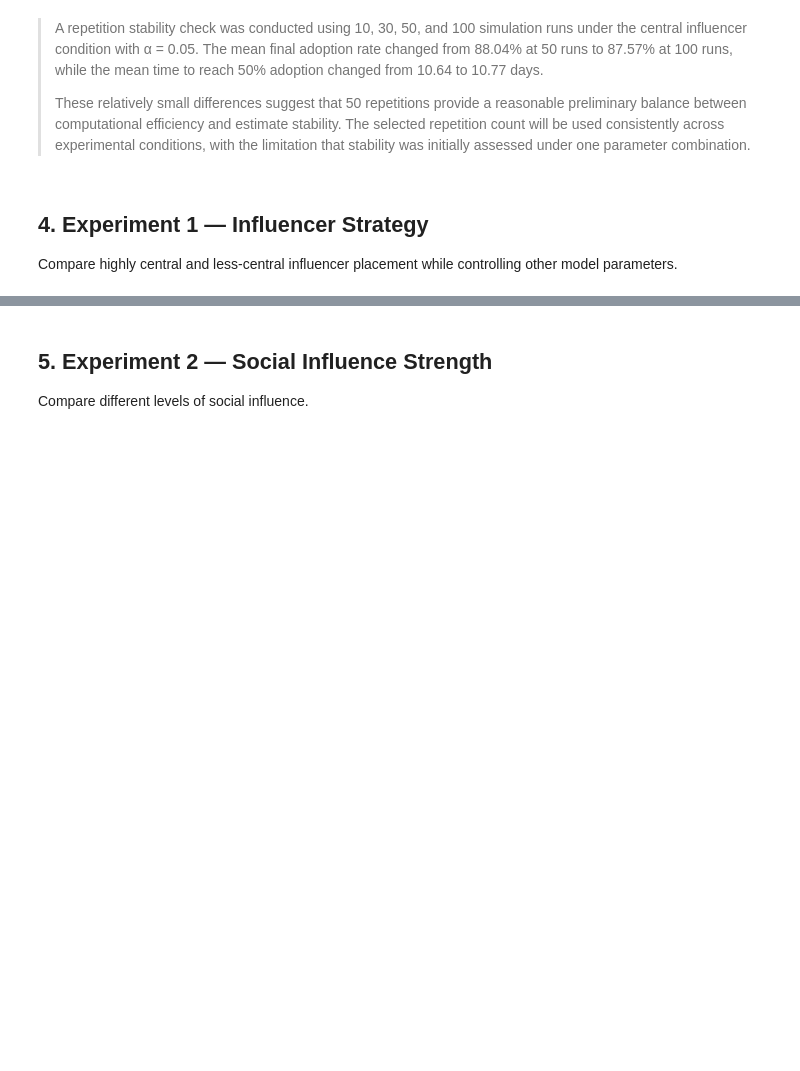
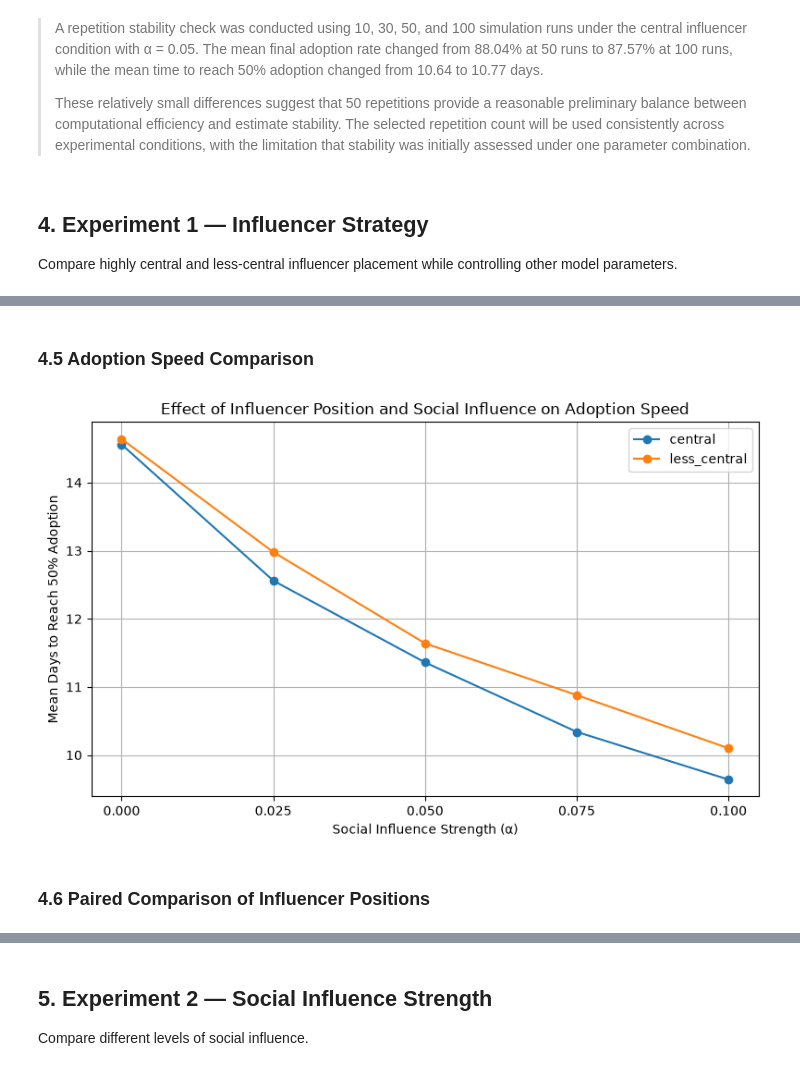
Before and after one commit to tammyweng0/UWA_computational_modelling_project, a Jupyter notebook: notebooks/experiments.ipynb, the cells around one changed output, grey strips where cells are left out. Drawn from its saved outputs; the diff is of its cells as text; code cells hidden in the pictures; blank space fills up the shorter version.

```diff
--- a/notebooks/experiments.ipynb
+++ b/notebooks/experiments.ipynb
@@ -682,0 +806,38 @@ Compare highly central and less-central influencer placement while controlling o
+# %% [markdown]
+### 4.5 Adoption Speed Comparison
+# %%
+import matplotlib.pyplot as plt
+
+plt.figure(figsize=(8, 5))
+
+for strategy in INFLUENCER_STRATEGIES:
+
+    subset = summary[
+        summary["strategy"] == strategy
+    ]
+
+    plt.plot(
+        subset["alpha"],
+        subset["mean_adoption_speed"],
+        marker="o",
+        label=strategy
+    )
+
+# Display exact alpha values
+plt.xticks(
+    SOCIAL_INFLUENCE_VALUES,
+    [f"{alpha:.3f}" for alpha in SOCIAL_INFLUENCE_VALUES]
+)
+
+plt.xlabel("Social Influence Strength (α)")
+plt.ylabel("Mean Days to Reach 50% Adoption")
+plt.title("Effect of Influencer Position and Social Influence on Adoption Speed")
+
+plt.legend()
+plt.grid(True)
+plt.tight_layout()
+plt.show()
+# %% [output]
+[figure, added]
+# %% [markdown]
+### 4.6 Paired Comparison of Influencer Positions
```
Also changed, not shown: parts of 14 cells of this notebook, 2 other files.
